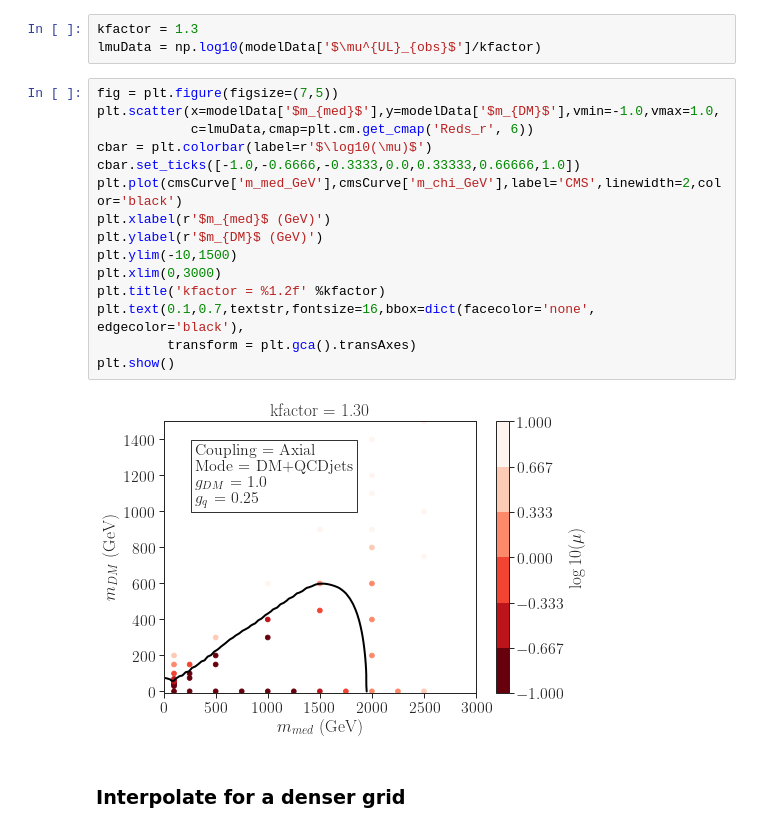
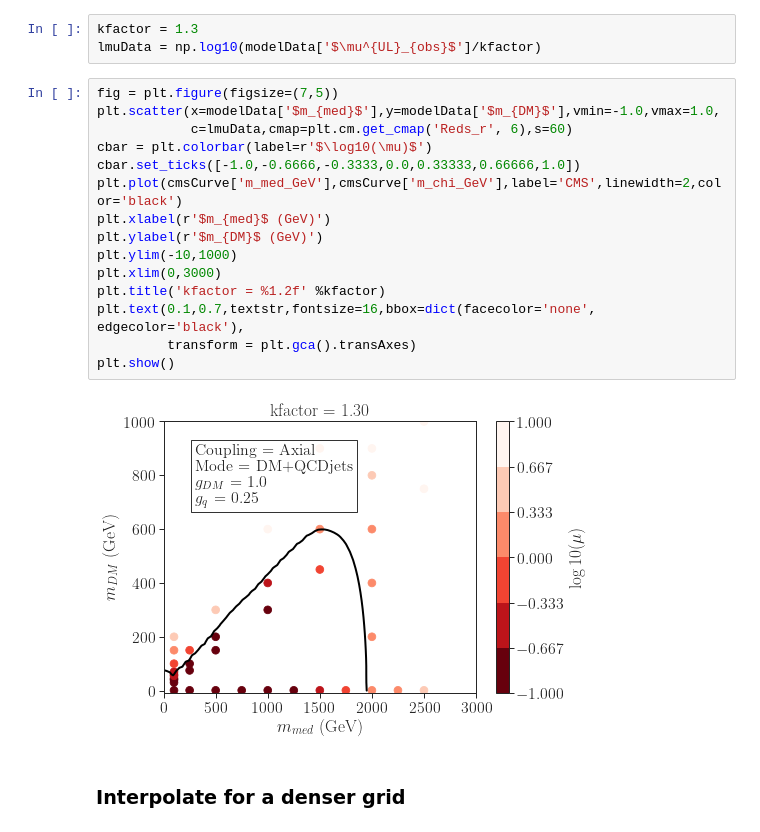
Before and after one commit to andlessa/MonoXSMS, a Jupyter notebook: notebooks/plotUpperLimits.ipynb, the cells around one changed output. Cells and saved outputs as stored; diff of their text form.

```diff
--- a/notebooks/plotUpperLimits.ipynb
+++ b/notebooks/plotUpperLimits.ipynb
@@ -78,20 +78,20 @@ lmuData = np.log10(modelData['$\mu^{UL}_{obs}$']/kfactor)
 # %%
 fig = plt.figure(figsize=(7,5))
 plt.scatter(x=modelData['$m_{med}$'],y=modelData['$m_{DM}$'],vmin=-1.0,vmax=1.0,
-            c=lmuData,cmap=plt.cm.get_cmap('Reds_r', 6))
+            c=lmuData,cmap=plt.cm.get_cmap('Reds_r', 6),s=60)
 cbar = plt.colorbar(label=r'$\log10(\mu)$')
 cbar.set_ticks([-1.0,-0.6666,-0.3333,0.0,0.33333,0.66666,1.0])
 plt.plot(cmsCurve['m_med_GeV'],cmsCurve['m_chi_GeV'],label='CMS',linewidth=2,color='black')
 plt.xlabel(r'$m_{med}$ (GeV)')
 plt.ylabel(r'$m_{DM}$ (GeV)')
-plt.ylim(-10,1500)
+plt.ylim(-10,1000)
 plt.xlim(0,3000)
 plt.title('kfactor = %1.2f' %kfactor)
 plt.text(0.1,0.7,textstr,fontsize=16,bbox=dict(facecolor='none', edgecolor='black'),
          transform = plt.gca().transAxes)
 plt.show()
 # %% [output]
-[figure, old version]
+[figure, new version]
 # %% [markdown]
 ### Interpolate for a denser grid
 # %%
```
Also changed, not shown: 2 other files.
